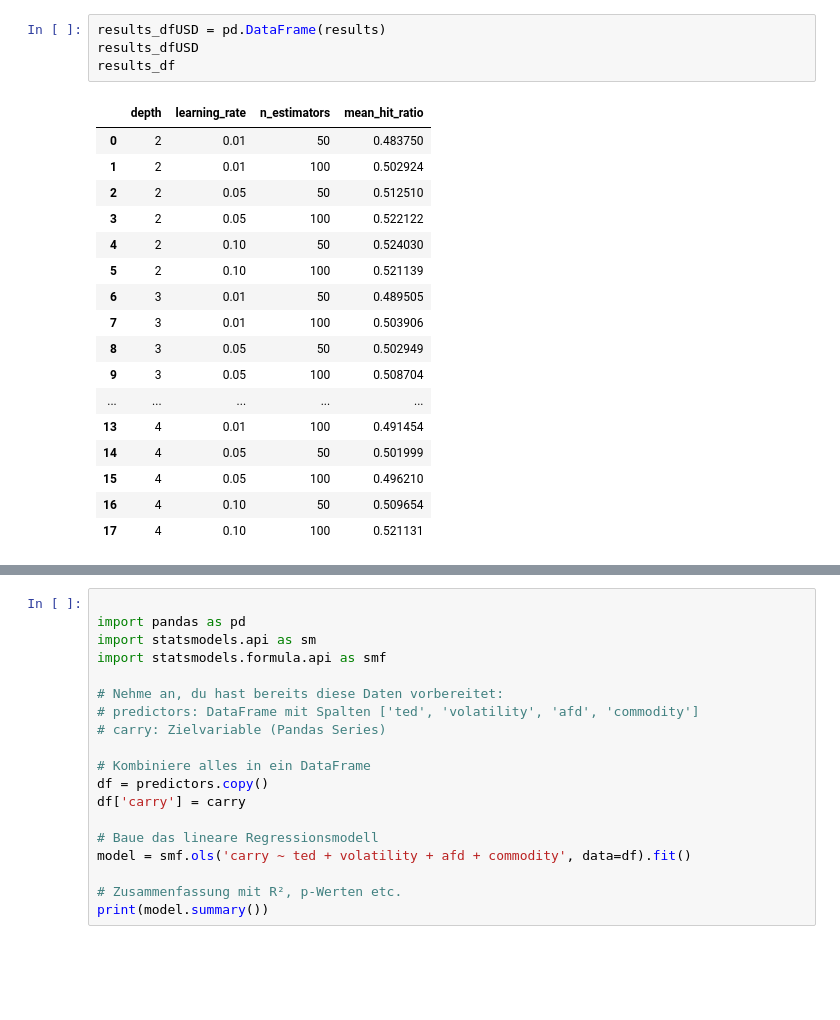
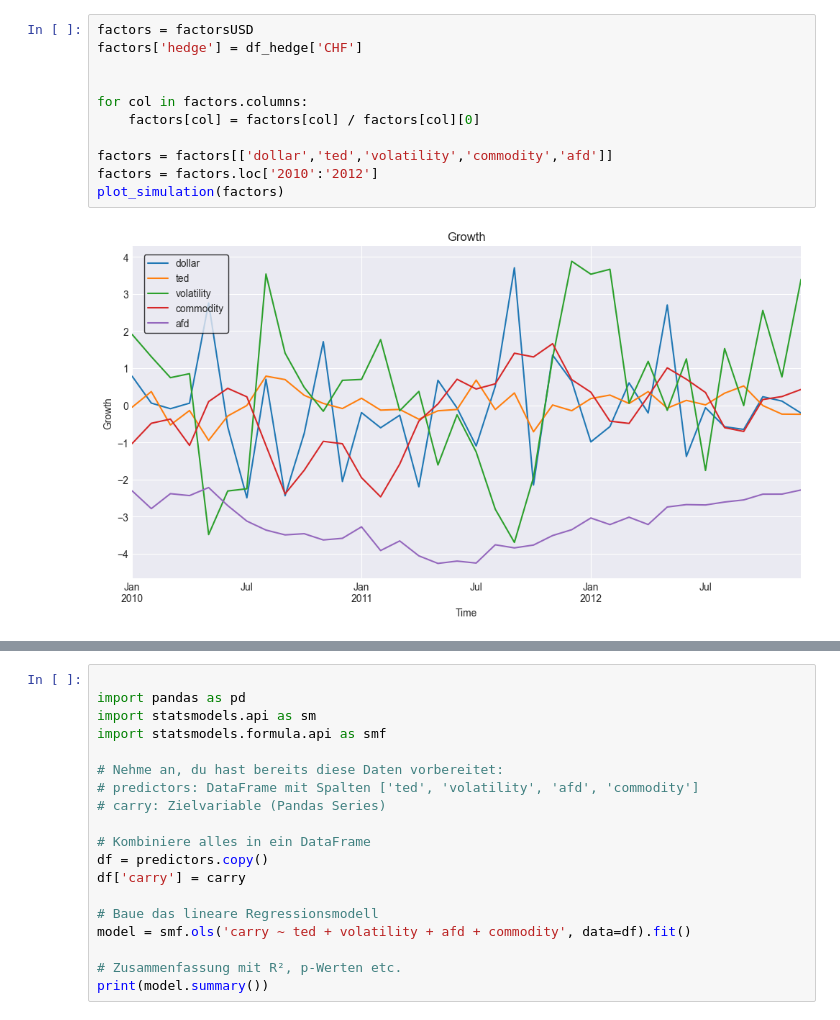
Before and after one commit to FabiantheG/Bachelor, a Jupyter notebook: try_jupiter.ipynb, the cells around one changed output, grey strips where cells are left out. Drawn from its saved outputs; the diff is of its cells as text; blank space fills up the shorter version.

```diff
--- a/try_jupiter.ipynb
+++ b/try_jupiter.ipynb
@@ -163,23 +216,14 @@ for window in windows:
 # %%
-results_dfUSD = pd.DataFrame(results)
-results_dfUSD
-results_df
+factors = factorsUSD
+factors['hedge'] = df_hedge['CHF']
+
+
+for col in factors.columns:
+    factors[col] = factors[col] / factors[col][0]
+
+factors = factors[['dollar','ted','volatility','commodity','afd']]
+factors = factors.loc['2010':'2012']
+plot_simulation(factors)
 # %% [output]
-|  | depth | learning_rate | n_estimators | mean_hit_ratio |
-| 0 | 2 | 0.01 | 50 | 0.483750 |
-| 1 | 2 | 0.01 | 100 | 0.502924 |
-| 2 | 2 | 0.05 | 50 | 0.512510 |
-| 3 | 2 | 0.05 | 100 | 0.522122 |
-| 4 | 2 | 0.10 | 50 | 0.524030 |
-| 5 | 2 | 0.10 | 100 | 0.521139 |
-| 6 | 3 | 0.01 | 50 | 0.489505 |
-| 7 | 3 | 0.01 | 100 | 0.503906 |
-| 8 | 3 | 0.05 | 50 | 0.502949 |
-| 9 | 3 | 0.05 | 100 | 0.508704 |
-| ... | ... | ... | ... | ... |
-| 13 | 4 | 0.01 | 100 | 0.491454 |
-| 14 | 4 | 0.05 | 50 | 0.501999 |
-| 15 | 4 | 0.05 | 100 | 0.496210 |
-| 16 | 4 | 0.10 | 50 | 0.509654 |
-| 17 | 4 | 0.10 | 100 | 0.521131 |
+[figure, added]
 # %%
```
Also changed, not shown: parts of 14 cells of this notebook, 7 other files.
